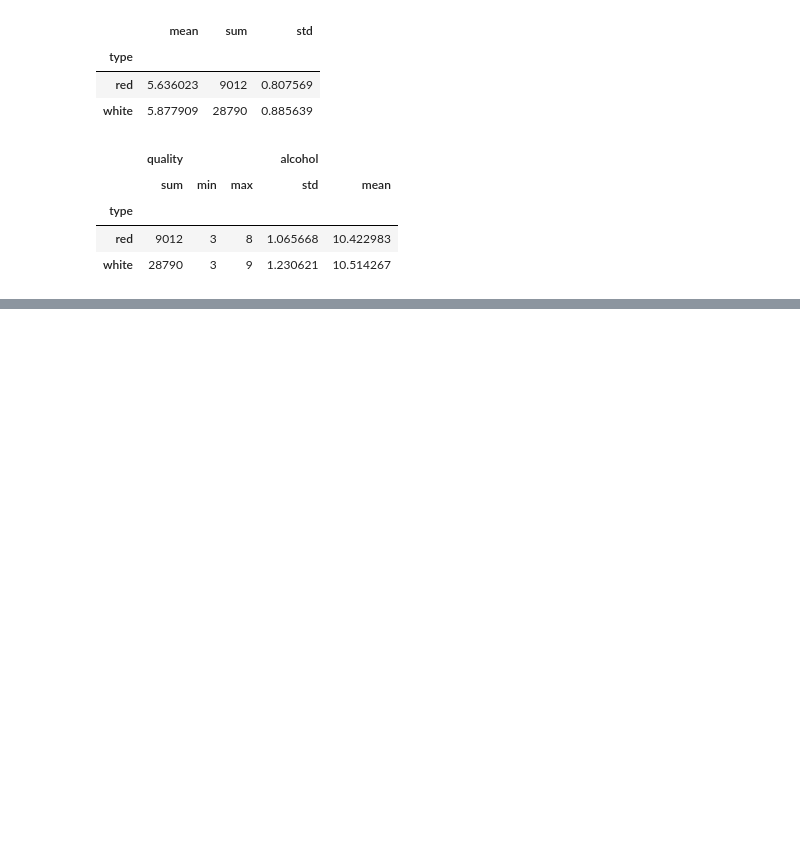
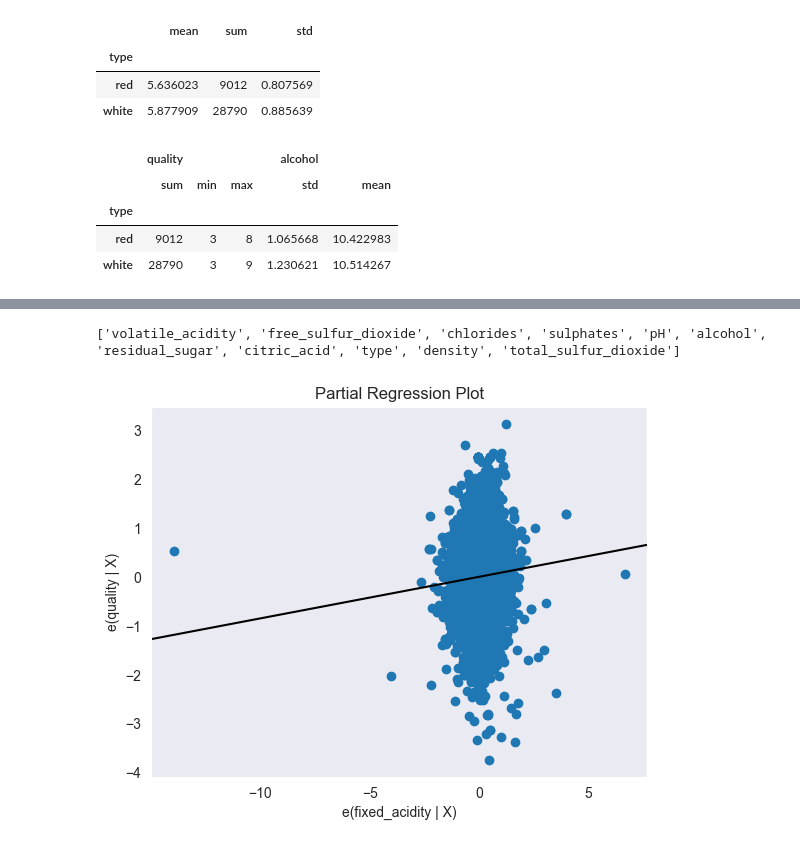
Before and after one commit to Kimohwoo/PythonTest, a Jupyter notebook: winetest.ipynb, the cells around one changed output, grey strips where cells are left out. Cells and saved outputs as stored; diff of their text form; code cells hidden in the pictures; blank space fills up the shorter version.

```diff
--- a/winetest.ipynb
+++ b/winetest.ipynb
@@ -201,0 +415,10 @@ wine.groupby('type').agg({'quality': ['sum', 'min', 'max'], 'alcohol': ['std','m
+# %%
+others = list(set(wine.columns).difference(set(['quality', 'fixed_acidity'])))
+print(others)
+# %% [output]
+['volatile_acidity', 'free_sulfur_dioxide', 'chlorides', 'sulphates', 'pH', 'alcohol', 'residual_sugar', 'citric_acid', 'type', 'density', 'total_sulfur_dioxide']
+# %%
+p, resides = sm.graphics.plot_partregress('quality', 'fixed_acidity', others, data=wine, ret_coords=True, obs_labels=False)
+plt.show()
+# %% [output]
+[figure, added]
```
Also changed, not shown: parts of 25 cells of this notebook, 4 other files.
